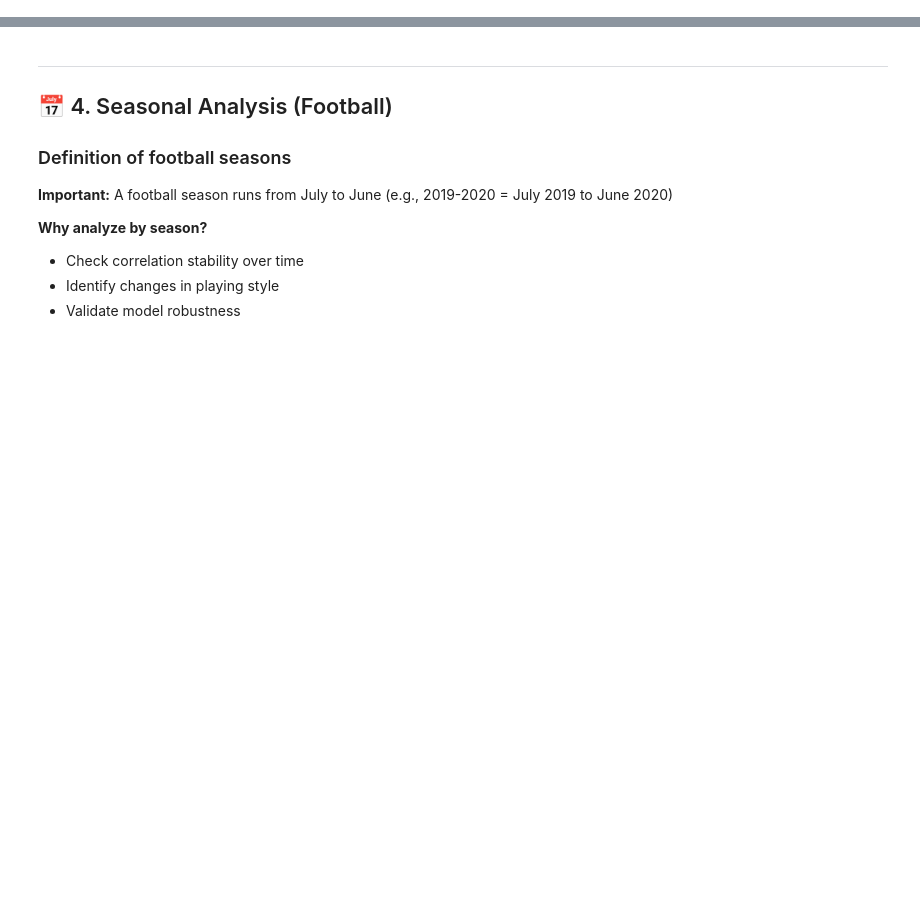
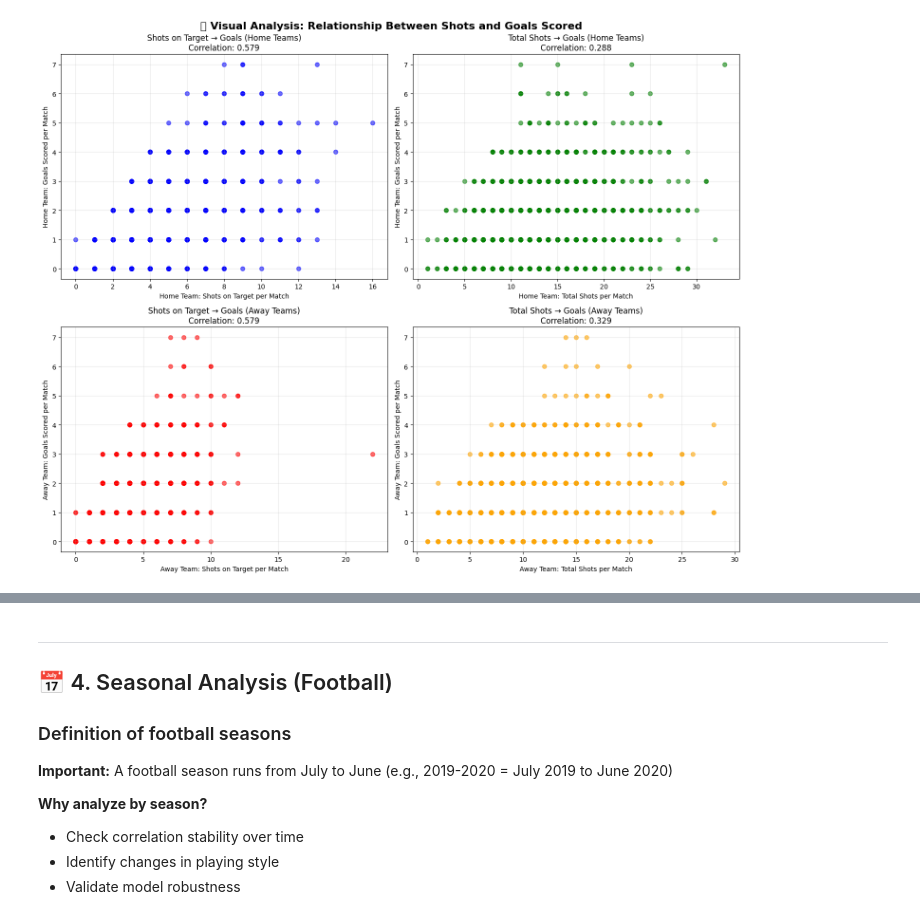
Before and after one commit to becodeorg/football-prediction-liverpool, a Jupyter notebook: football_prediction_analysis_en.ipynb, the cells around one changed output, grey strips where cells are left out. Cells and saved outputs as stored; diff of their text form; code cells hidden in the pictures; blank space fills up the shorter version.

```diff
--- a/football_prediction_analysis_en.ipynb
+++ b/football_prediction_analysis_en.ipynb
@@ -48,7 +65,14 @@ print("✅ Libraries imported successfully")
 # %%
-# Load dataset
-df = pd.read_csv('dataset.csv')
+# Loading our football data from a file called 'dataset.csv'
+# CSV stands for "Comma Separated Values" - it's like a digital spreadsheet
+football_data = pd.read_csv('dataset.csv')
 
-print(f"📊 Dataset loaded: {df.shape[0]} matches, {df.shape[1]} columns")
-print(f"📅 Period: {df['Date'].min()} to {df['Date'].max()}")
-print(f"🏆 Championship: {df['Div'].unique()[0] if 'Div' in df.columns else 'Belgian'}")
+print(f"📊 Football dataset loaded successfully!")
+print(f"   Number of matches analyzed: {football_data.shape[0]}")
+print(f"   Number of statistics per match: {football_data.shape[1]}")
+print(f"📅 Time period covered: {football_data['Date'].min()} to {football_data['Date'].max()}")
+print(f"🏆 League: {football_data['Div'].unique()[0] if 'Div' in football_data.columns else 'Belgian Jupiler Pro League'}")
+
+# Think of this like opening a huge filing cabinet with thousands of match reports
+# Each row = one complete football match
+# Each column = one statistic about that match (goals, shots, fouls, etc.)
@@ -150,0 +362,56 @@ if corr_ast_ftag > corr_as_ftag:
+# %%
+# Let's create beautiful graphs to visualize these relationships
+# Visual representations help us understand patterns better than just numbers
+
+# Create a 2x2 grid of scatter plots to show all four relationships
+fig, axes = plt.subplots(2, 2, figsize=(15, 12))
+fig.suptitle('📊 Visual Analysis: Relationship Between Shots and Goals Scored',
+             fontsize=16, fontweight='bold', y=0.98)
+
+# Graph 1: Home Shots on Target vs Home Goals
+axes[0,0].scatter(focused_football_data['HST'], focused_football_data['FTHG'],
+                  alpha=0.6, color='blue', s=40)
+axes[0,0].set_xlabel('Home Team: Shots on Target per Match')
+axes[0,0].set_ylabel('Home Team: Goals Scored per Match')
+axes[0,0].set_title(f'Shots on Target → Goals (Home Teams)\nCorrelation: {home_shots_on_target_correlation:.3f}')
+axes[0,0].grid(True, alpha=0.3)
+
+# Graph 2: Home Total Shots vs Home Goals
+axes[0,1].scatter(focused_football_data['HS'], focused_football_data['FTHG'],
+                  alpha=0.6, color='green', s=40)
+axes[0,1].set_xlabel('Home Team: Total Shots per Match')
+axes[0,1].set_ylabel('Home Team: Goals Scored per Match')
+axes[0,1].set_title(f'Total Shots → Goals (Home Teams)\nCorrelation: {home_total_shots_correlation:.3f}')
+axes[0,1].grid(True, alpha=0.3)
+
+# Graph 3: Away Shots on Target vs Away Goals
+axes[1,0].scatter(focused_football_data['AST'], focused_football_data['FTAG'],
+                  alpha=0.6, color='red', s=40)
+axes[1,0].set_xlabel('Away Team: Shots on Target per Match')
+axes[1,0].set_ylabel('Away Team: Goals Scored per Match')
+axes[1,0].set_title(f'Shots on Target → Goals (Away Teams)\nCorrelation: {away_shots_on_target_correlation:.3f}')
+axes[1,0].grid(True, alpha=0.3)
+
+# Graph 4: Away Total Shots vs Away Goals
+axes[1,1].scatter(focused_football_data['AS'], focused_football_data['FTAG'],
+                  alpha=0.6, color='orange', s=40)
+axes[1,1].set_xlabel('Away Team: Total Shots per Match')
+axes[1,1].set_ylabel('Away Team: Goals Scored per Match')
+axes[1,1].set_title(f'Total Shots → Goals (Away Teams)\nCorrelation: {away_total_shots_correlation:.3f}')
+axes[1,1].grid(True, alpha=0.3)
+
+plt.tight_layout()
+plt.show()
+
+print("📊 HOW TO READ THESE GRAPHS:")
+print("=" * 35)
+print("• Each dot represents one football match from our dataset")
+print("• X-axis (horizontal) = Number of shots taken")
+print("• Y-axis (vertical) = Number of goals scored")
+print("• If dots form a diagonal line going up-right = strong relationship")
+print("• If dots are scattered randomly = weak relationship")
+print("\n🔍 WHAT WE'RE LOOKING FOR:")
+print("• Clear diagonal patterns indicate statistics we can use for predictions")
+print("• Random scatter patterns indicate statistics that won't help our predictions")
+# %% [output]
+[figure, added]
```
Also changed, not shown: parts of 21 cells of this notebook, 1 other file.
